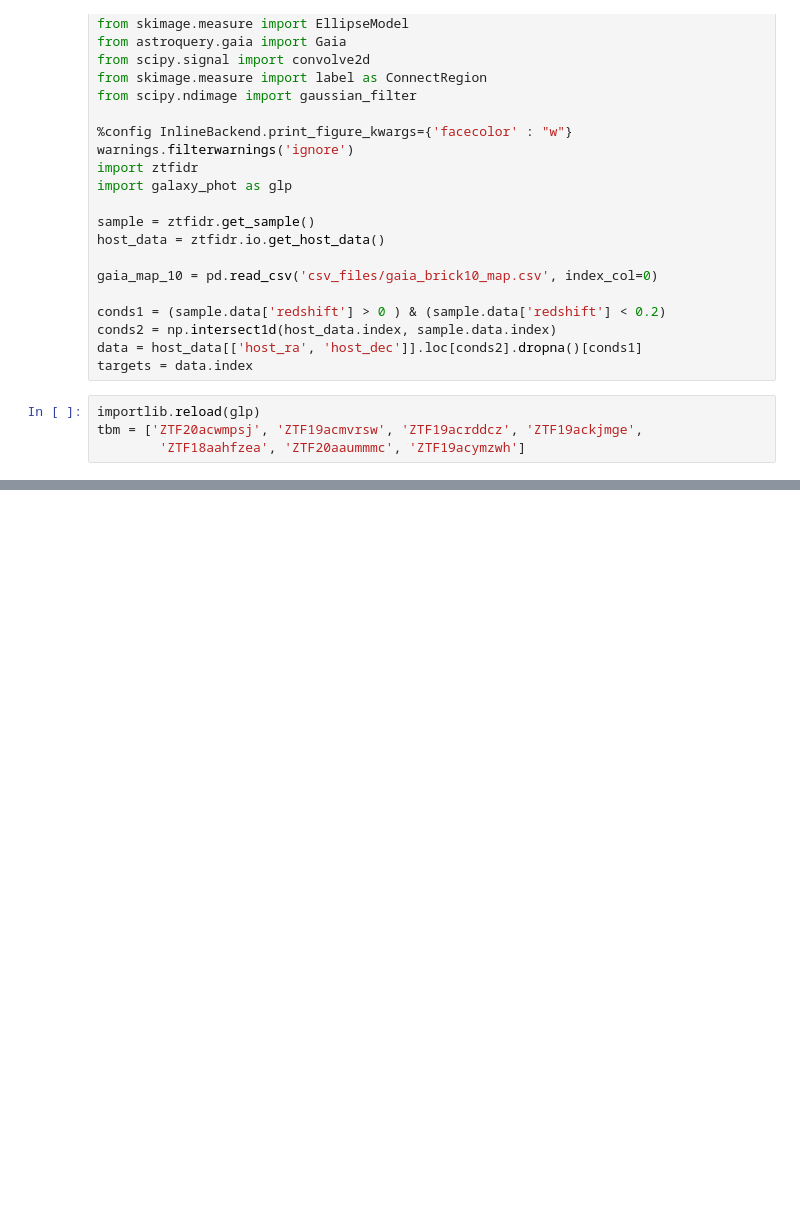
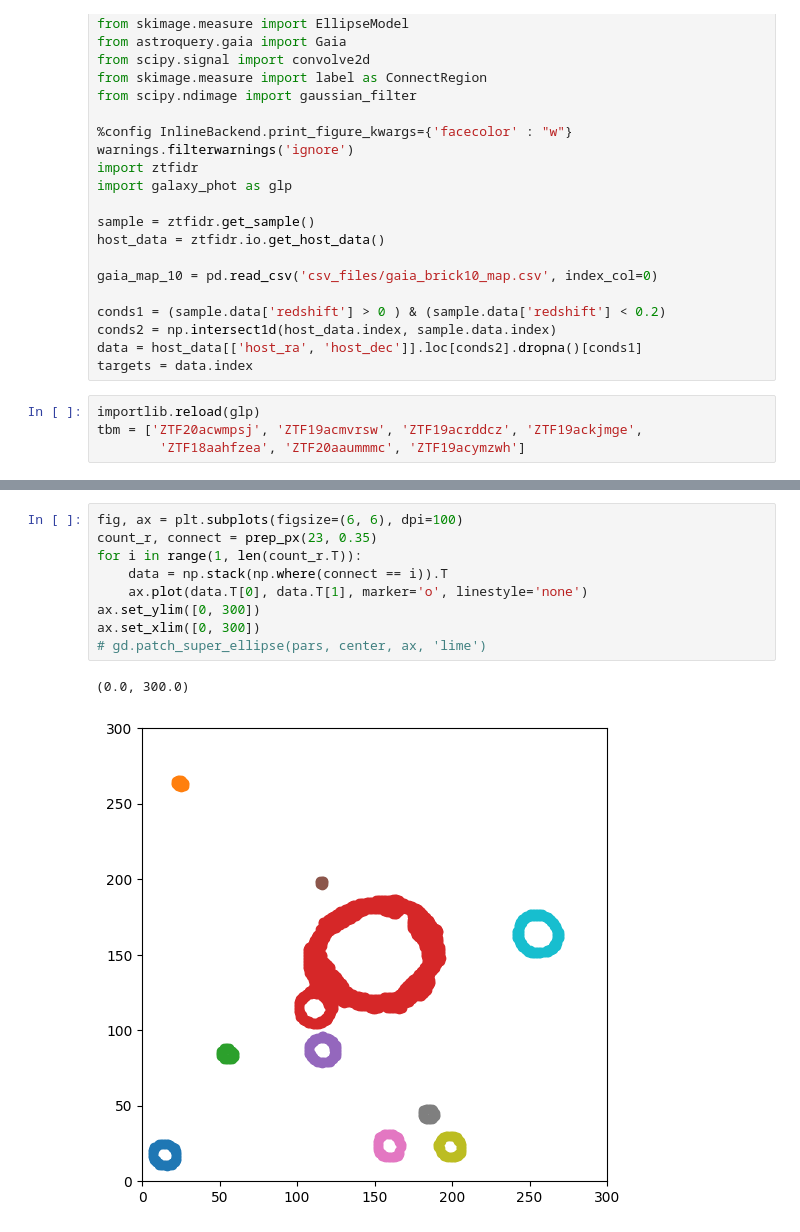
Before and after one commit to RobertSenzel/ZTF_host_decomp, a Jupyter notebook: mask_query.ipynb, the cells around one changed output, grey strips where cells are left out. Saved outputs shown, nothing was run; the diff lists cells and outputs as text; blank space fills up the shorter version.

```diff
--- a/mask_query.ipynb
+++ b/mask_query.ipynb
@@ -65,2 +108,14 @@ INFO: Query finished. [astroquery.utils.tap.core]
+# %%
+fig, ax = plt.subplots(figsize=(6, 6), dpi=100)
+count_r, connect = prep_px(23, 0.35)
+for i in range(1, len(count_r.T)):
+    data = np.stack(np.where(connect == i)).T
+    ax.plot(data.T[0], data.T[1], marker='o', linestyle='none')
+ax.set_ylim([0, 300])
+ax.set_xlim([0, 300])
+# gd.patch_super_ellipse(pars, center, ax, 'lime')
+# %% [output]
+(0.0, 300.0)
+[figure, added]
 # %%
 mask_data= masks_gaia.to_pandas().values
```
Also changed, not shown: parts of 24 cells of this notebook, 3 other files.
